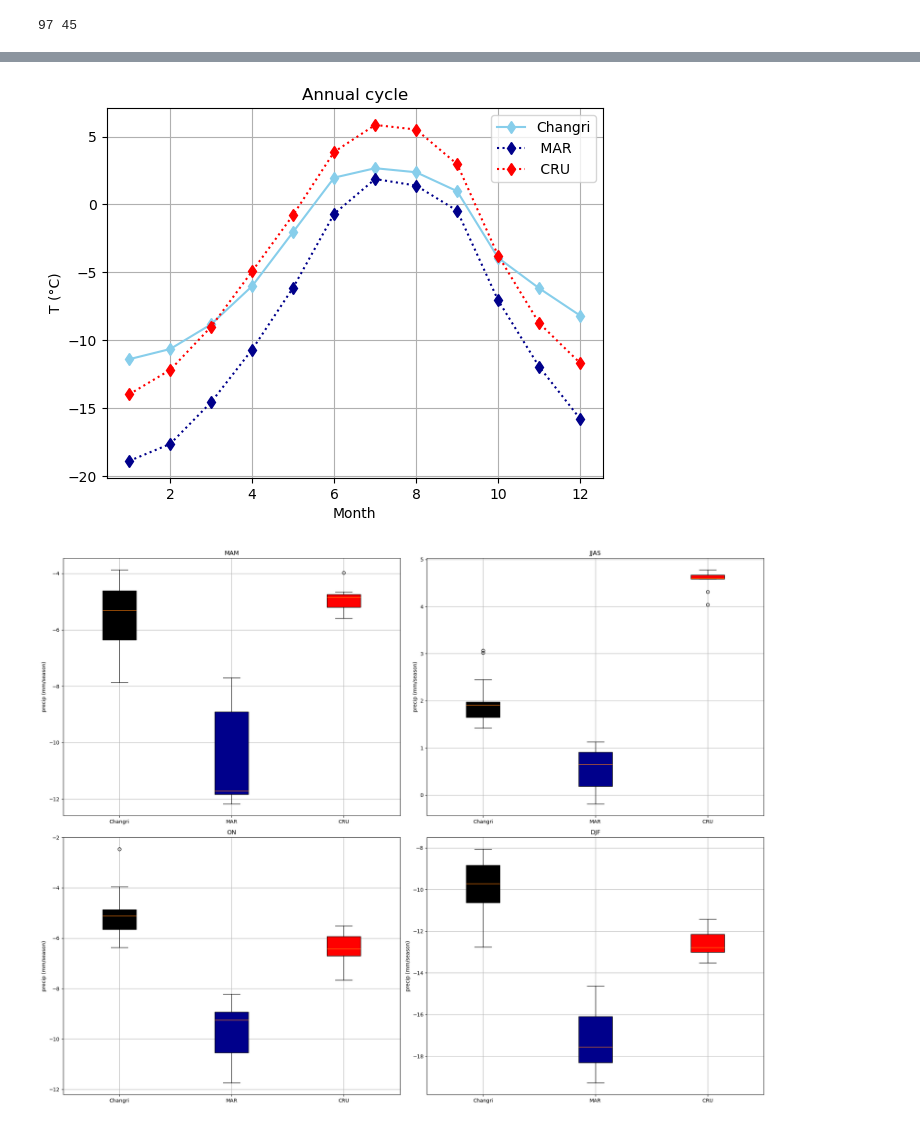
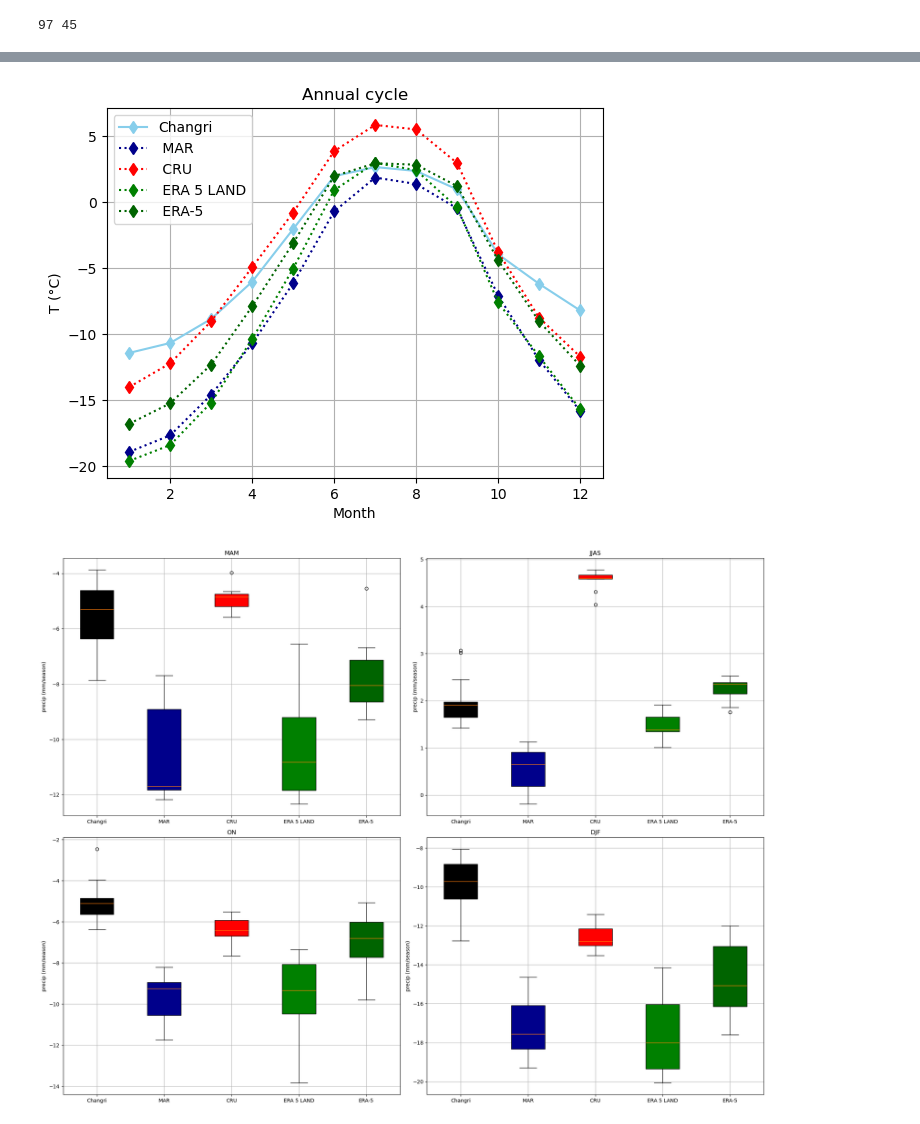
Before and after one commit to Andeol-ramb/MAR_HMA_GLACIOCLIM_Comparisons, a Jupyter notebook: Multimodel_comparisons/Comparisons_T_Changri_Multi-Models.ipynb, the cells around one changed output, grey strips where cells are left out. Saved outputs shown, nothing was run; the diff lists cells and outputs as text; code cells hidden in the pictures.

```diff
--- a/Multimodel_comparisons/Comparisons_T_Changri_Multi-Models.ipynb
+++ b/Multimodel_comparisons/Comparisons_T_Changri_Multi-Models.ipynb
@@ -56,6 +59,7 @@ fileName_grM='NST.2000.01.01.00.GRa_Mera.nc_ICEmask'
 ds_grM= xr.open_dataset(sourceDataGrid+fileName_grM)
 # %%
 sourceData='/bettik/PROJECTS/pr-regional-climate/santolam/'
+sourceData2='/bettik/PROJECTS/pr-regional-climate/fainx/'
 # %%
 ####
 ## MAR
@@ -313,6 +439,10 @@ T_sta=Clim_Temp_station['monthly'].sel(time=slice(start,end))
 T_MAR=dsM_MAR.sel(time=slice(start,end))
 
 T_CRU=dsM_CRU.sel(time=slice(start,end))
+
+T_ERA_5_LAND=dsM_ERALAND.sel(time=slice(start,end))
+
+T_ERA_5=dsM_ERA_5.sel(time=slice(start,end))
 # %%
 #Précip station suite
 
@@ -326,11 +456,16 @@ seasonnal_T_MAR=Model_seasonal_timeseries(T_MAR)
 
 seasonnal_T_CRU=Model_seasonal_timeseries(T_CRU)
 
+seasonnal_T_ERA_5_LAND=Model_seasonal_timeseries(T_ERA_5_LAND)
+
+seasonnal_T_ERA_5=Model_seasonal_timeseries(T_ERA_5)
 
 #Annual cycle
 
 T_MAR_cycle=T_MAR.groupby('time.month').mean()
 T_CRU_Cycle=T_CRU.groupby('time.month').mean()
+T_ERA_5_LAND_Cycle=T_ERA_5_LAND.groupby('time.month').mean()
+T_ERA_5_Cycle=T_ERA_5.groupby('time.month').mean()
 # %%
 #Time Series
 fig, axes = plt.subplots(2, 2, figsize=(20, 16))
@@ -339,23 +474,28 @@ axes = axes.flatten()
 for thing, x in enumerate(seasons):
     ax = axes[thing]
 
-    # Pyramide
+    # Station
     da_py = seasonal_T_station['Tair'][x]
     # MAR
     da_mar = seasonnal_T_MAR[x]
     #Cru
     da_cru= seasonnal_T_CRU[x]
-
+    #ERA-5-LAND
+    da_ERA_5_LAND=seasonnal_T_ERA_5_LAND[x]
+    #ERA_5
+    da_ERA_5=seasonnal_T_ERA_5[x]
 
     # Tracés
     ax.plot(da_py.time, da_py.values, linestyle='-', marker='o', label=station,color='black')
     ax.plot(da_mar.time, da_mar.values, linestyle='-', marker='o', label=' MAR',color='darkblue')
     ax.plot(da_cru.time, da_cru.values, linestyle='-', marker='o', label=' CRU',color='red')
+    ax.plot(da_ERA_5_LAND.time, da_ERA_5_LAND.values, linestyle='-', marker='o', label=' ERA 5 LAND',color='green')
+    ax.plot(da_ERA_5.time, da_ERA_5.values, linestyle='-', marker='o', label=' ERA 5',color='darkgreen')
 
     # Mise en forme
     ax.set_title(titles[x])
     ax.set_xlabel('Year')
-    ax.set_ylabel('precip (mm/season)')
+    ax.set_ylabel('T (°C)')
     ax.grid(True)
     ax.legend()
 
@@ -377,8 +517,19 @@ plt.plot(T_MAR_cycle.month,T_MAR_cycle.values,
          color='darkblue',linestyle=':',label=' MAR',marker='d')
 plt.plot(T_CRU_Cycle.month,T_CRU_Cycle.values,
          color='red',linestyle=':',label=' CRU',marker='d')
+plt.plot(T_ERA_5_LAND_Cycle.month,T_ERA_5_LAND_Cycle.values,
+         color='green',linestyle=':',label=' ERA 5 LAND',marker='d')
+
+plt.plot(T_ERA_5_Cycle.month,T_ERA_5_Cycle.values,
+         color='darkgreen',linestyle=':',label=' ERA-5',marker='d')
 
 
+
+
+
+
+
+T_ERA_5_LAND_Cycle,T_ERA_5_Cycle
 
 
 plt.legend()
@@ -388,35 +539,42 @@ plt.ylabel('T (°C)')
 
 plt.grid(True)
 # %% [output]
-[figure, old version]
+[figure, new version]
 # %%
 #
 fig, axes = plt.subplots(2, 2, figsize=(20, 16))
 axes = axes.flatten()
 
 for things, x in enumerate(seasons):
     ax = axes[things]
+    ax = axes[things]
+    # Pyramide
+    da_py = seasonal_T_station['Tair'][x]
+    # MAR
+    da_mar = seasonnal_T_MAR[x]
+    #Cru
+    da_cru= seasonnal_T_CRU[x]
+    #ERA-5-LAND
+    da_ERA_5_LAND=seasonnal_T_ERA_5_LAND[x]
+    #ERA_5
+    da_ERA_5=seasonnal_T_ERA_5[x]
+    # listes
+    data = [da_py, da_mar,  da_cru,da_ERA_5_LAND,da_ERA_5]
 
-    # Data
-    da_py = seasonal_T_station['Tair'][x].values
-    da_mar = seasonnal_T_MAR[x].values
-    da_cru = seasonnal_T_CRU[x].values
+    tick_labels = [station, 'MAR',  'CRU','ERA 5 LAND', 'ERA-5']
+    colors = ['black', 'darkblue', 'red','green','darkgreen']
 
-    # listes
-    data = [da_py, da_mar,  da_cru]
-    tick_labels = [station, 'MAR',  'CRU']
-    colors = ['black', 'darkblue', 'red',]
 
     bp = ax.boxplot(data, patch_artist=True, tick_labels=tick_labels)
     for patch, color in zip(bp['boxes'], colors):
         patch.set_facecolor(color)
 
     ax.set_title(titles[x])
     ax.set_ylabel('precip (mm/season)')
     ax.grid(True)
     ax.legend
 plt.tight_layout(rect=[0, 0, 1, 0.96])
 fig.suptitle('', fontsize=20)
 plt.show()
 # %% [output]
-[figure, old version]
+[figure, new version]
```
Also changed, not shown: parts of 6 cells of this notebook, 3 other files.
